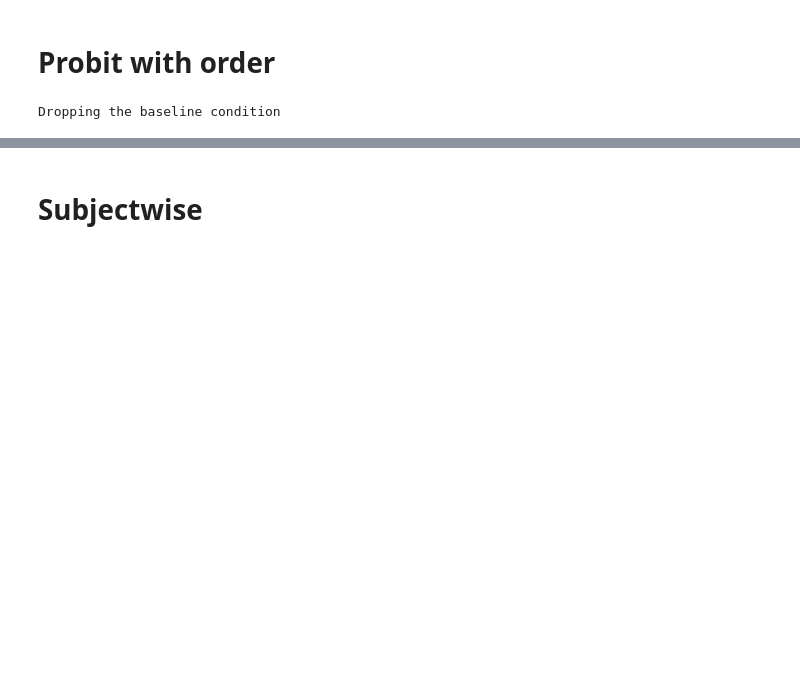
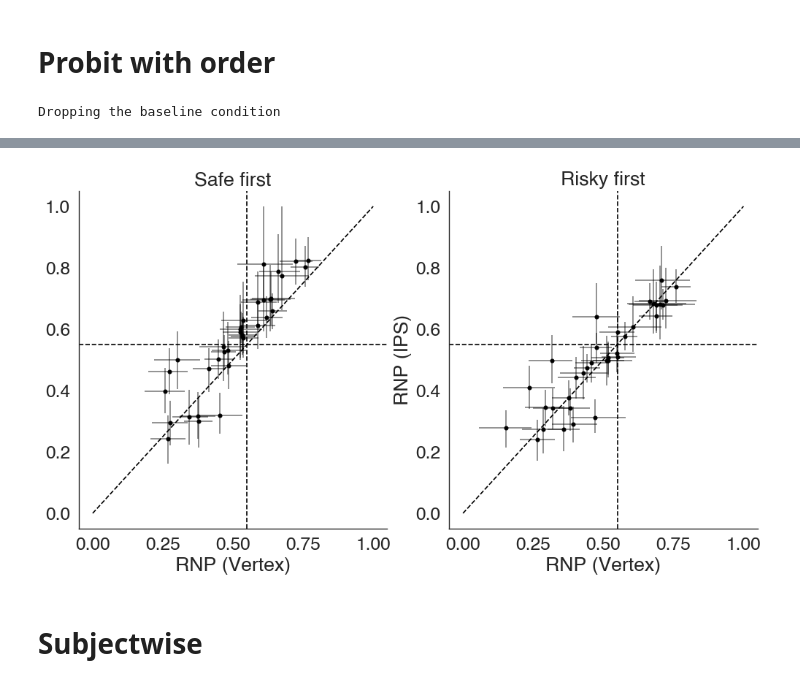
Before and after one commit to Gilles86/tms_risk, a Jupyter notebook: tms_risk/cogmodels/notebooks/analyze_probits.ipynb, the cells around one changed output, grey strips where cells are left out. Drawn from its saved outputs; the diff is of its cells as text; code cells hidden in the pictures; blank space fills up the shorter version.

```diff
--- a/tms_risk/cogmodels/notebooks/analyze_probits.ipynb
+++ b/tms_risk/cogmodels/notebooks/analyze_probits.ipynb
@@ -355,0 +331,22 @@ g.fig.set_size_inches(10, 4)
+# %%
+rnp_ = rnp.groupby(['stimulation_condition', 'subject', 'risky_first', 'chain', 'draw']).mean()
+# %%
+mean_pars = rnp_.groupby(['stimulation_condition', 'subject', 'risky_first']).mean().to_frame('mean')
+ci_pars = rnp_.groupby(['stimulation_condition', 'subject', 'risky_first']).apply(lambda x: pd.Series(az.hdi(x.values.ravel(), .95), index=pd.Index(['ci_min', 'ci_max']))).to_frame('value').unstack(-1)['value']
+
+par_stats = mean_pars.join(ci_pars)
+# %%
+def plot_scatter_with_errors(data, xlabel='Vertex', ylabel='IPS', **kwargs):
+
+    x = data[('mean', xlabel)]
+    y = data[('mean', ylabel)]
+
+    xerr_min = x - data['ci_min', xlabel]
+    xerr_max = data['ci_max', xlabel] - x
+
+    yerr_min = y - data['ci_min', ylabel]
+    yerr_max = data['ci_max', ylabel] - y
+
+
+    plt.errorbar(x, y, [yerr_min, yerr_max], [xerr_min, xerr_max], fmt='.', markersize=0, alpha=0.5, **kwargs)
+    plt.scatter(data[('mean', xlabel)], data[('mean', ylabel)], marker='.', s=50, **kwargs)
@@ -356,3 +371,28 @@ g.fig.set_size_inches(10, 4)
+# %%
+plt.gcf().set_size_inches(12, 6)
+plt.subplot(122)
+plt.title('Risky first')
+plot_scatter_with_errors(par_stats.xs(True, 0, 'risky_first').unstack('stimulation_condition'), xlabel='vertex', ylabel='ips', color='k')
+plt.plot([0,1], [0, 1], c='k', ls='--')
+plt.axhline(0.55, c='k', ls='--')
+plt.axvline(0.55, c='k', ls='--')
+plt.xlabel('RNP (Vertex)')
+plt.ylabel('RNP (IPS)')
+
+plt.subplot(121)
+plt.title('Safe first')
+plot_scatter_with_errors(par_stats.xs(False, 0, 'risky_first').unstack('stimulation_condition'), xlabel='vertex', ylabel='ips', color='k')
+plt.plot([0,1], [0, 1], c='k', ls='--')
+plt.axhline(0.55, c='k', ls='--')
+plt.axvline(0.55, c='k', ls='--')
+plt.xlabel('RNP (Vertex)')
+# plt.ylabel('RNP (IPS)')
+
+sns.despine()
+
+plt.savefig(op.join(bids_folder, 'derivatives', 'figures', 'probit_order_rnp_subjectwise.pdf'))
+# %% [output]
+[figure, added]
 # %% [markdown]
 # Subjectwise
 # %%
```
Also changed, not shown: parts of 20 cells of this notebook, 3 other files.
